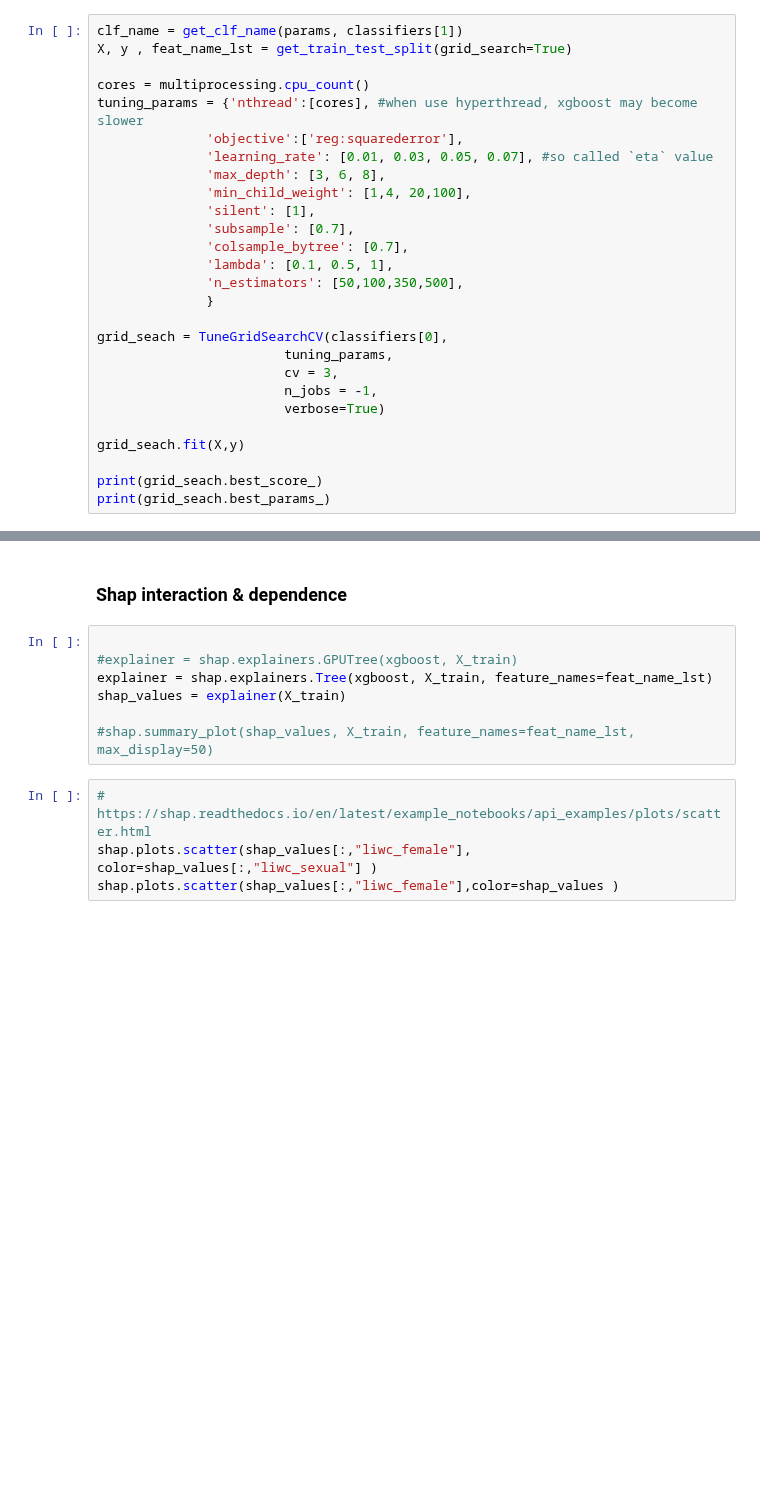
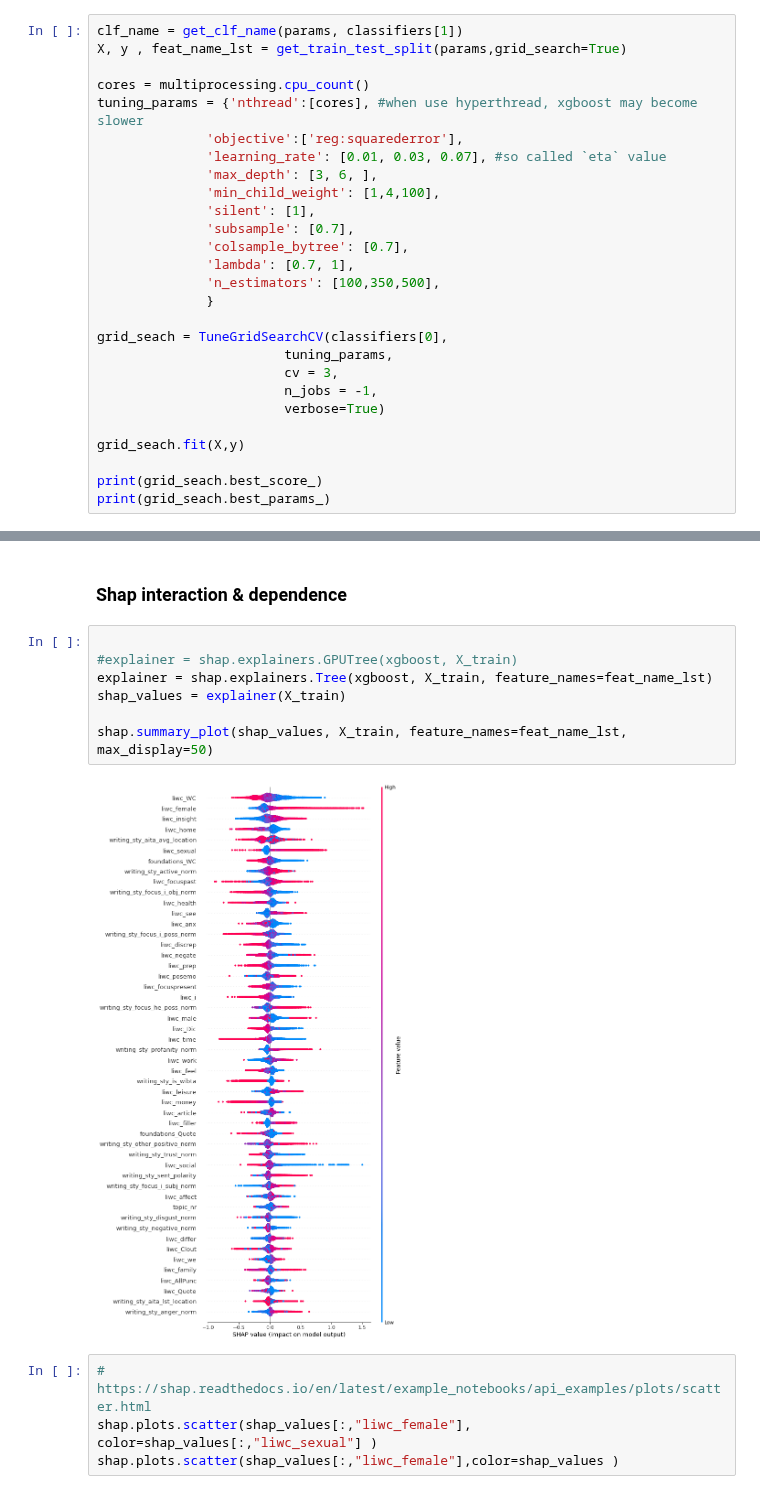
Before and after one commit to Hadjimina/Reddit_Morality_Analysis, a Jupyter notebook: feature_analysis/Jupiter Notebooks/interaction analysis.ipynb, the cells around one changed output, grey strips where cells are left out. Drawn from its saved outputs; the diff is of its cells as text; blank space fills up the shorter version.

```diff
--- a/feature_analysis/Jupiter Notebooks/interaction analysis.ipynb
+++ b/feature_analysis/Jupiter Notebooks/interaction analysis.ipynb
@@ -428,19 +491,19 @@ class
 #### 2.2 Grid seach
 # %%
 clf_name = get_clf_name(params, classifiers[1])
-X, y , feat_name_lst = get_train_test_split(grid_search=True)
+X, y , feat_name_lst = get_train_test_split(params,grid_search=True)
 
 cores = multiprocessing.cpu_count()
 tuning_params = {'nthread':[cores], #when use hyperthread, xgboost may become slower
               'objective':['reg:squarederror'],
-              'learning_rate': [0.01, 0.03, 0.05, 0.07], #so called `eta` value
-              'max_depth': [3, 6, 8],
-              'min_child_weight': [1,4, 20,100],
+              'learning_rate': [0.01, 0.03, 0.07], #so called `eta` value
+              'max_depth': [3, 6, ],
+              'min_child_weight': [1,4,100],
               'silent': [1],
               'subsample': [0.7],
               'colsample_bytree': [0.7],
-              'lambda': [0.1, 0.5, 1],
-              'n_estimators': [50,100,350,500],
+              'lambda': [0.7, 1],
+              'n_estimators': [100,350,500],
               }
 
 grid_seach = TuneGridSearchCV(classifiers[0],
@@ -480,10 +543,12 @@ Number of trials: 24/720 (16 PENDING, 8 RUNNING)
 # %%
 
 #explainer = shap.explainers.GPUTree(xgboost, X_train)
 explainer = shap.explainers.Tree(xgboost, X_train, feature_names=feat_name_lst)
 shap_values = explainer(X_train)
 
-#shap.summary_plot(shap_values, X_train, feature_names=feat_name_lst, max_display=50)
+shap.summary_plot(shap_values, X_train, feature_names=feat_name_lst, max_display=50)
+# %% [output]
+[figure, added]
 # %%
 # https://shap.readthedocs.io/en/latest/example_notebooks/api_examples/plots/scatter.html
 shap.plots.scatter(shap_values[:,"liwc_female"], color=shap_values[:,"liwc_sexual"] )
```
Also changed, not shown: parts of 6 cells of this notebook.
